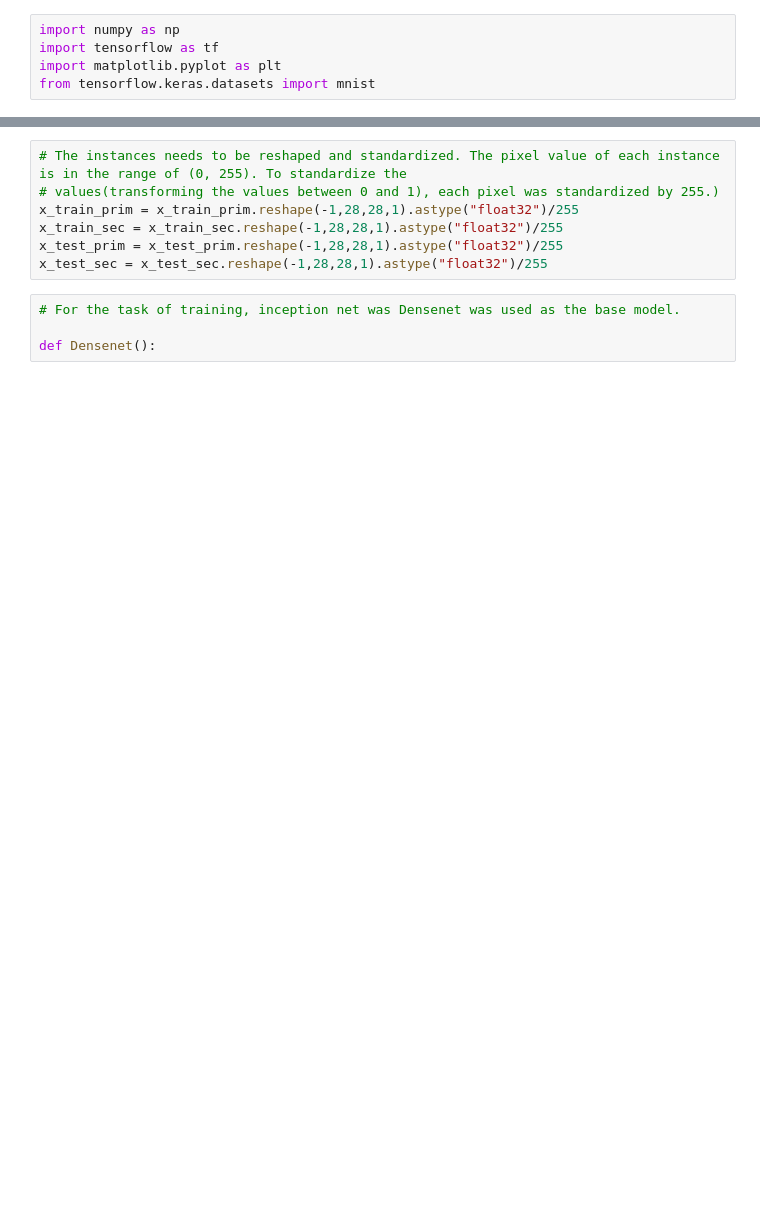
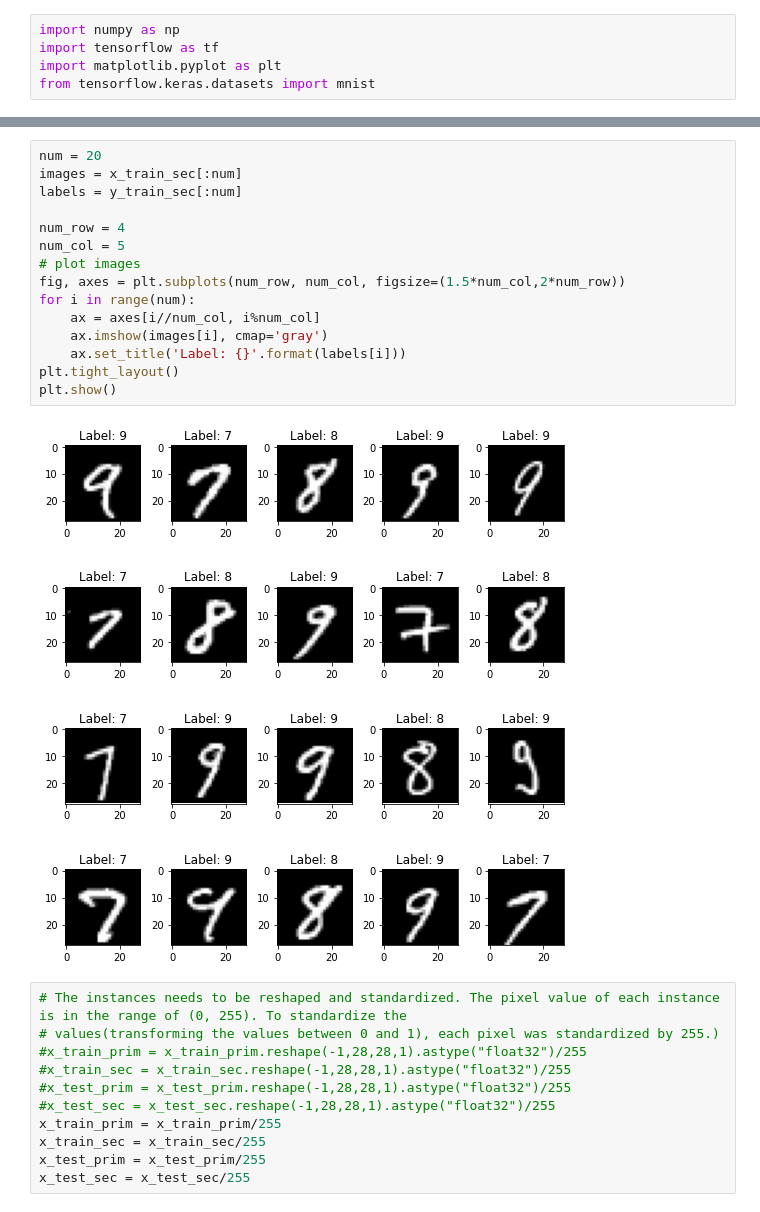
Before and after one commit to rajprasad001/deep_learning_concepts, a Jupyter notebook: Transfer_Learning.ipynb, the cells around one changed output, grey strips where cells are left out. Drawn from its saved outputs; the diff is of its cells as text; blank space fills up the shorter version.

```diff
--- a/Transfer_Learning.ipynb
+++ b/Transfer_Learning.ipynb
@@ -77,11 +77,28 @@ plt.show()
+# %%
+num = 20
+images = x_train_sec[:num]
+labels = y_train_sec[:num]
+
+num_row = 4
+num_col = 5
+# plot images
+fig, axes = plt.subplots(num_row, num_col, figsize=(1.5*num_col,2*num_row))
+for i in range(num):
+    ax = axes[i//num_col, i%num_col]
+    ax.imshow(images[i], cmap='gray')
+    ax.set_title('Label: {}'.format(labels[i]))
+plt.tight_layout()
+plt.show()
+# %% [output]
+[figure, added]
 # %%
 # The instances needs to be reshaped and standardized. The pixel value of each instance is in the range of (0, 255). To standardize the
 # values(transforming the values between 0 and 1), each pixel was standardized by 255.)
-x_train_prim = x_train_prim.reshape(-1,28,28,1).astype("float32")/255
-x_train_sec = x_train_sec.reshape(-1,28,28,1).astype("float32")/255
-x_test_prim = x_test_prim.reshape(-1,28,28,1).astype("float32")/255
-x_test_sec = x_test_sec.reshape(-1,28,28,1).astype("float32")/255
+#x_train_prim = x_train_prim.reshape(-1,28,28,1).astype("float32")/255
+#x_train_sec = x_train_sec.reshape(-1,28,28,1).astype("float32")/255
+#x_test_prim = x_test_prim.reshape(-1,28,28,1).astype("float32")/255
+#x_test_sec = x_test_sec.reshape(-1,28,28,1).astype("float32")/255
+x_train_prim = x_train_prim/255
+x_train_sec = x_train_sec/255
+x_test_prim = x_test_prim/255
+x_test_sec = x_test_sec/255
-# %%
-# For the task of training, inception net was Densenet was used as the base model.
-
-def Densenet():
```
Also changed, not shown: parts of 7 cells of this notebook.
